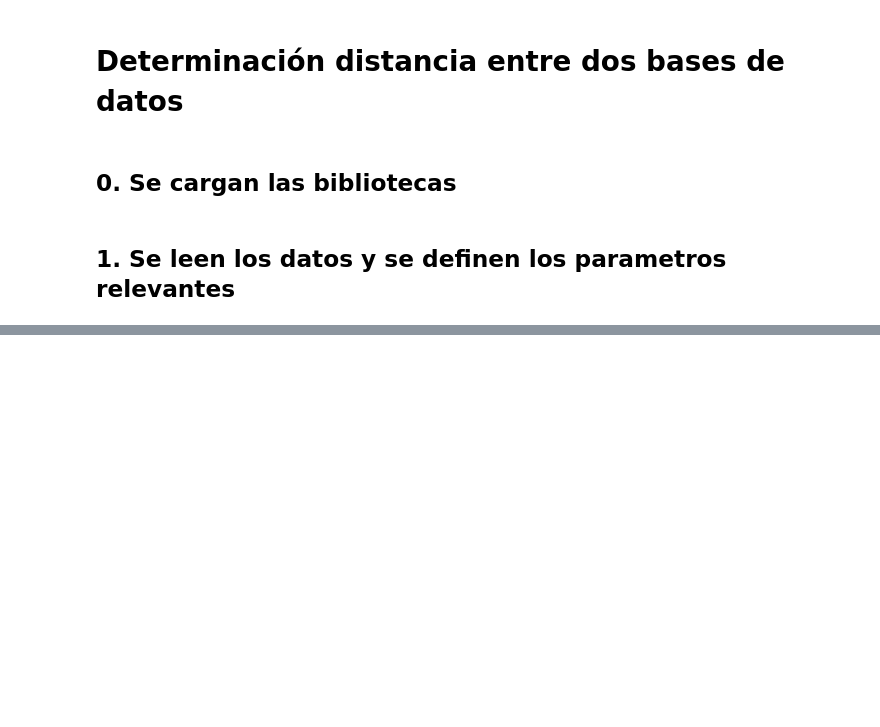
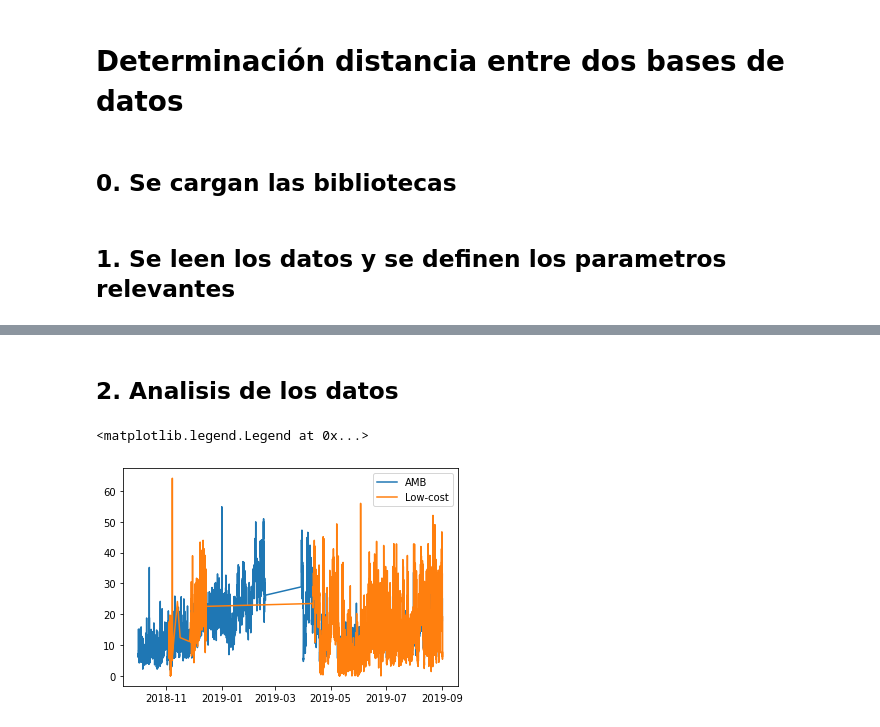
Before and after one commit to jhoampitre/MathMet1, a Jupyter notebook: Codigos/Asignación 2/Ventanas_moviles.ipynb, the cells around one changed output, grey strips where cells are left out. Drawn from its saved outputs; the diff is of its cells as text; code cells hidden in the pictures; blank space fills up the shorter version.

```diff
--- a/Codigos/Asignación 2/Ventanas_moviles.ipynb
+++ b/Codigos/Asignación 2/Ventanas_moviles.ipynb
@@ -29,0 +50,15 @@ data_AMB
+# %%
+# Se convierten las fechas a formato datetime
+
+data_AMB['Time']      = pd.to_datetime(data_AMB['Time'])
+data_LOW_COST['Time'] = pd.to_datetime(data_LOW_COST['Time'])
+
+
+# Se convierten en la columna de índices de los datos
+
+data_AMB      = data_AMB.set_index('Time')
+data_LOW_COST = data_LOW_COST.set_index('Time')
+
+# Se eliminan las filas con ceros en los archivos
+data_AMB      = data_AMB.dropna()
+data_LOW_COST = data_LOW_COST.dropna()
@@ -29,0 +95,17 @@ data_AMB
+# %% [markdown]
+## 2. Analisis de los datos
+# %%
+for i in range(len(data_AMB['AMB'])):
+    if data_AMB['AMB'][i] == 'NoData':
+        data_AMB['AMB'][i] = None
+    if data_AMB['AMB'][i] == '---':
+        data_AMB['AMB'][i] = None
+    if data_AMB['AMB'][i] == '<Samp':
+        data_AMB['AMB'][i] = None
+data_AMB2 = data_AMB.dropna()
+plt.plot(data_AMB2, label='AMB')
+plt.plot(data_LOW_COST, label='Low-cost')
+plt.legend()
+# %% [output]
+<matplotlib.legend.Legend at 0x...>
+[figure, added]
```
Also changed, not shown: parts of 13 cells of this notebook.
